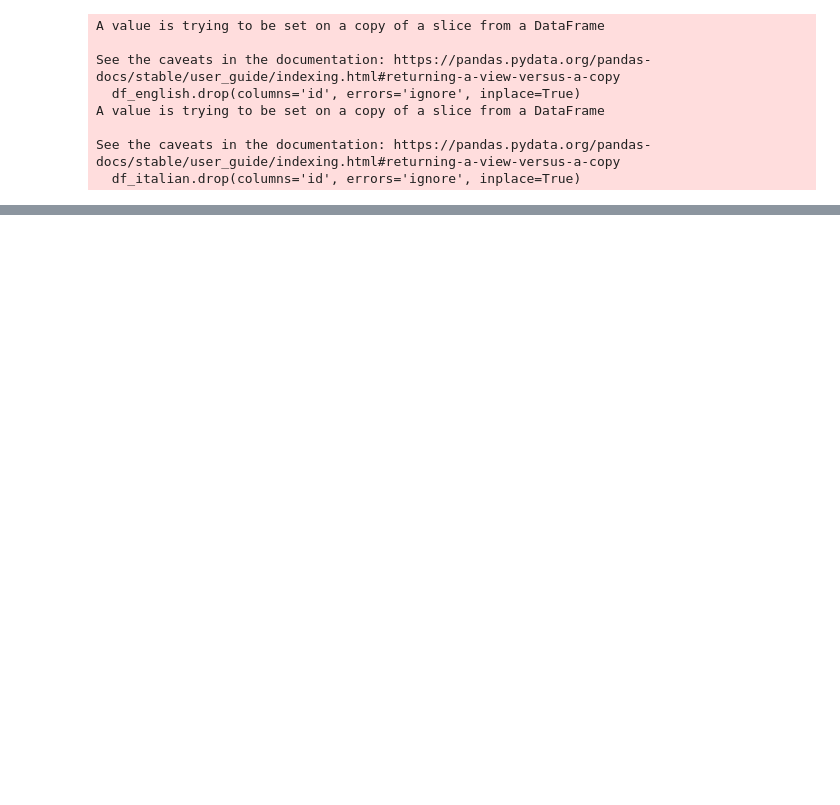
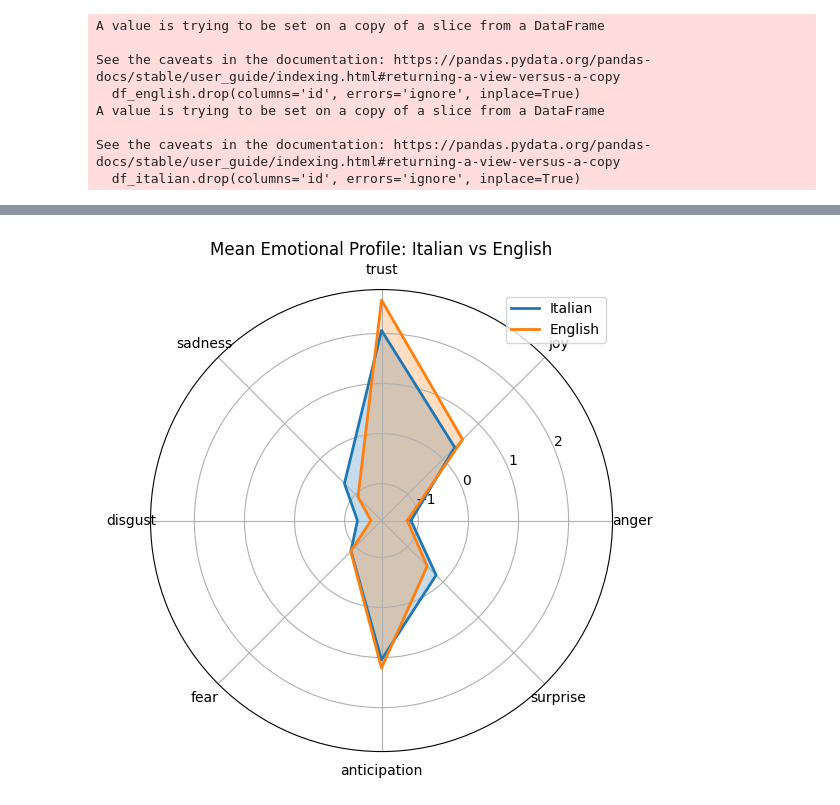
Before and after one commit to tercasaskova311/Comparing-Emotional-Scores-of-Mistral-LLM-Responses-via-EmoAtlas, a Jupyter notebook: Comparative_analysis_emotion_scores.ipynb, the cells around one changed output, grey strips where cells are left out. Cells and saved outputs as stored; diff of their text form; code cells hidden in the pictures; blank space fills up the shorter version.

```diff
--- a/Comparative_analysis_emotion_scores.ipynb
+++ b/Comparative_analysis_emotion_scores.ipynb
@@ -152,0 +206,23 @@ plt.show()
+# %%
+# Calculate mean per emotion
+mean_it = df_italian.mean(axis=0).values
+mean_en = df_english.mean(axis=0).values
+
+# Close the loop for radar plot
+mean_it = np.concatenate((mean_it, [mean_it[0]]))
+mean_en = np.concatenate((mean_en, [mean_en[0]]))
+
+angles = np.linspace(0, 2 * np.pi, len(df_italian.columns), endpoint=False).tolist()
+angles += angles[:1]
+
+fig, ax = plt.subplots(figsize=(6, 6), subplot_kw=dict(polar=True))
+ax.plot(angles, mean_it, label='Italian', linewidth=2)
+ax.plot(angles, mean_en, label='English', linewidth=2)
+ax.fill(angles, mean_it, alpha=0.25)
+ax.fill(angles, mean_en, alpha=0.25)
+ax.set_thetagrids(np.degrees(angles[:-1]), df_italian.columns.str.replace('it_', ''))
+ax.legend()
+plt.title('Mean Emotional Profile: Italian vs English')
+plt.show()
+# %% [output]
+[figure, added]
```
Also changed, not shown: parts of 18 cells of this notebook, 2 other files.
